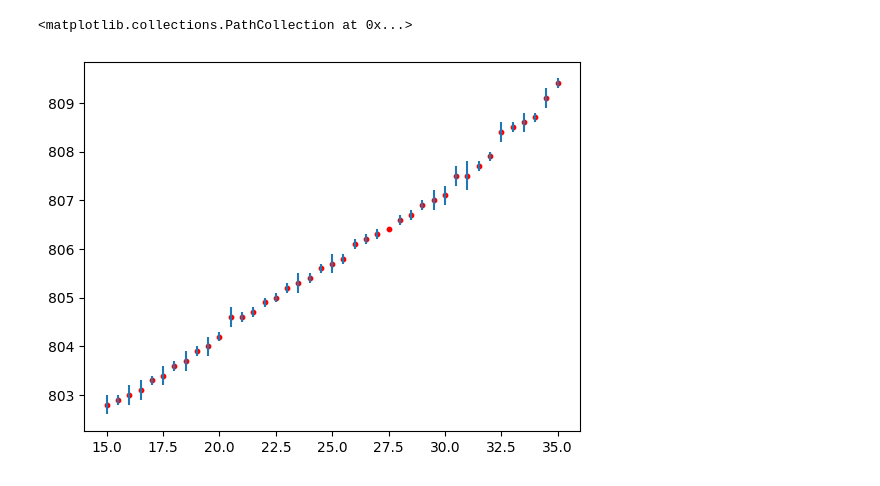
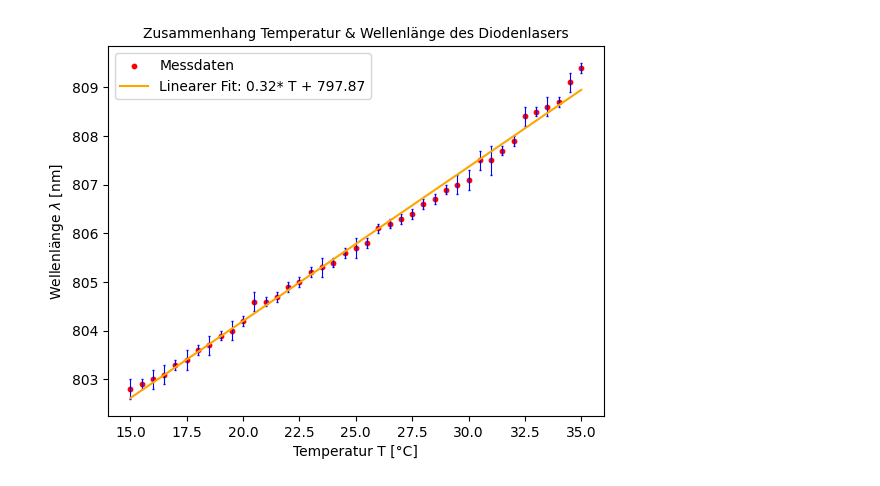
Before and after one commit to CaptainNikon/O2_Nd-YAG_Laser, a Jupyter notebook: Auswertung.ipynb, the cells around one changed output. Drawn from its saved outputs; the diff is of its cells as text; code cells hidden in the pictures.

```diff
--- a/Auswertung.ipynb
+++ b/Auswertung.ipynb
@@ -23,12 +23,22 @@ tlam= genfromtxt("tab/oszilloskop/messreihe1.txt", delimiter='&')
 #LeistKenn26= genfromtxt("tab/LeistKenn26.0.csv", delimiter=',')
 #LaserW= genfromtxt("tab/LaserW.csv", delimiter=',')
 #LaserAbs= genfromtxt("tab/LaserAbs.csv", delimiter=',')
-# %%
-plt.errorbar(tlam[:,0],tlam[:,1],yerr=tlam[:,2],linestyle="")
-plt.scatter(tlam[:,0],tlam[:,1],s=10,c="red")
-# %% [output]
-<matplotlib.collections.PathCollection at 0x...>
-[figure, removed]
+# %%
+def linear(x,m,b):
+    return m*x+b
+# %%
+popt,cov = soc.curve_fit(linear,tlam[:,0],tlam[:,1],sigma=tlam[:,2], p0=[0.3,800])
+# %%
+plt.errorbar(tlam[:,0],tlam[:,1],yerr=tlam[:,2],linestyle="",capsize=1,c="blue",elinewidth=0.8)
+plt.scatter(tlam[:,0],tlam[:,1],s=10,c="red",label="Messdaten")
+plt.plot(tlam[:,0],popt[0]*tlam[:,0]+popt[1],color="orange",label="Linearer Fit: "+str(round(popt[0],2))+"* T + "+str(round(popt[1],5)))
+plt.legend(loc=0)
+plt.ylabel(r"Wellenlänge $\lambda$ [nm]")
+plt.xlabel(r"Temperatur T [°C]")
+plt.title("Zusammenhang Temperatur & Wellenlänge des Diodenlasers",fontsize=10)
+plt.savefig("Plots/Temperatur_Wellenlänge_Diode.pdf")
+# %% [output]
+[figure, added]
 # %%
 plt.plot(puls1[:,0],puls1[:,1])
 plt.show()
```
Also changed, not shown: 2 other files.
